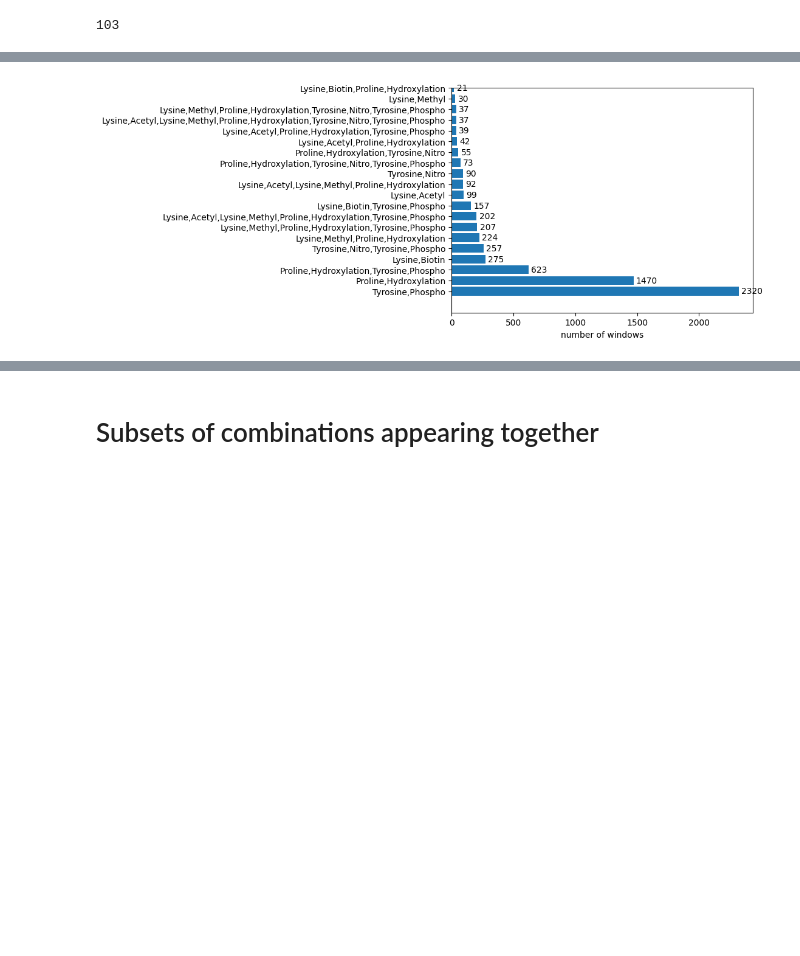
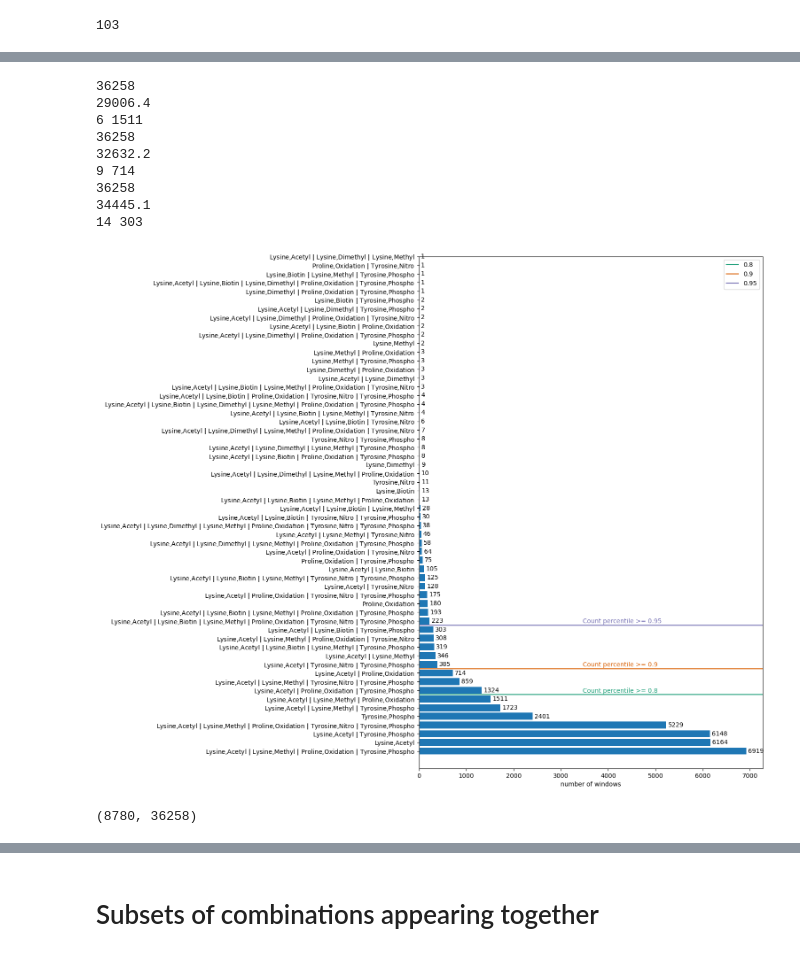
Before and after one commit to cschlaffner/PTMsearch, a Jupyter notebook: notebooks/ion_results_combinations.ipynb, the cells around one changed output, grey strips where cells are left out. Drawn from its saved outputs; the diff is of its cells as text; code cells hidden in the pictures; blank space fills up the shorter version.

```diff
--- a/notebooks/ion_results_combinations.ipynb
+++ b/notebooks/ion_results_combinations.ipynb
@@ -147,8 +149,8 @@ len(get_mods_df_by_scan_window(mods_df)), len(get_mods_df_by_scan_window(unmods_
 all_mod_combinations, combination_counts = get_mods_combinations_with_counts(mods_df)
 # %%
 all_mod_combinations_wanted, combination_counts_wanted = get_mods_combinations_with_counts_subset(
-    mods_df, ['Lysine,Acetyl', 'Lysine,Biotin', 'Lysine,di-Methylation', 'Lysine,Methyl',
-              'Lysine,tri-Methylation', 'Proline,Hydroxylation', 'Tyrosine,Nitro', 'Tyrosine,Phospho'])
+    mods_df, ['Lysine,Acetyl', 'Lysine,Biotin', 'Lysine,Dimethyl', 'Lysine,Methyl',
+              'Lysine,Trimethyl', 'Proline,Oxidation', 'Tyrosine,Nitro', 'Tyrosine,Phospho'])
 # %%
 all_mod_combinations_wanted
 # %% [output]
@@ -204,4 +232,22 @@ plot_combination_counts(all_mod_combinations, combination_counts)#, fig_name="nu
 # %%
-plot_combination_counts(all_mod_combinations_wanted, combination_counts_wanted, fig_name="num_combinations_sorted_snr3_5ppm_top20_wanted_combinations.png")
+plot_combination_counts(all_mod_combinations_wanted, combination_counts_wanted, fig_name="num_combinations_sorted_snr3_10ppm_wanted_combinations.png")
-# %% [output]
-[figure, removed]
+# %%
+plot_combination_counts(all_mod_combinations_wanted, combination_counts_wanted, plot_fractions=[0.8, 0.9, 0.95], fig_name="num_combinations_sorted_snr3_10ppm_wanted_combinations.png")
+# %% [output]
+36258
+29006.4
+6 1511
+36258
+32632.2
+9 714
+36258
+34445.1
+14 303
+[figure, added]
+# %%
+single_mod_combinations_idcs = [(idx, comb) for idx, comb in enumerate(all_mod_combinations_wanted) if len(comb) == 1]
+single_mod_combinations = np.array([comb for idx, comb in single_mod_combinations_idcs])
+single_mod_counts = np.array(combination_counts_wanted[[idx for idx, _ in single_mod_combinations_idcs]])
+single_mod_counts.sum(), combination_counts_wanted.sum()
+# %% [output]
+(8780, 36258)
```
Also changed, not shown: parts of 20 cells of this notebook, 1 other file.
